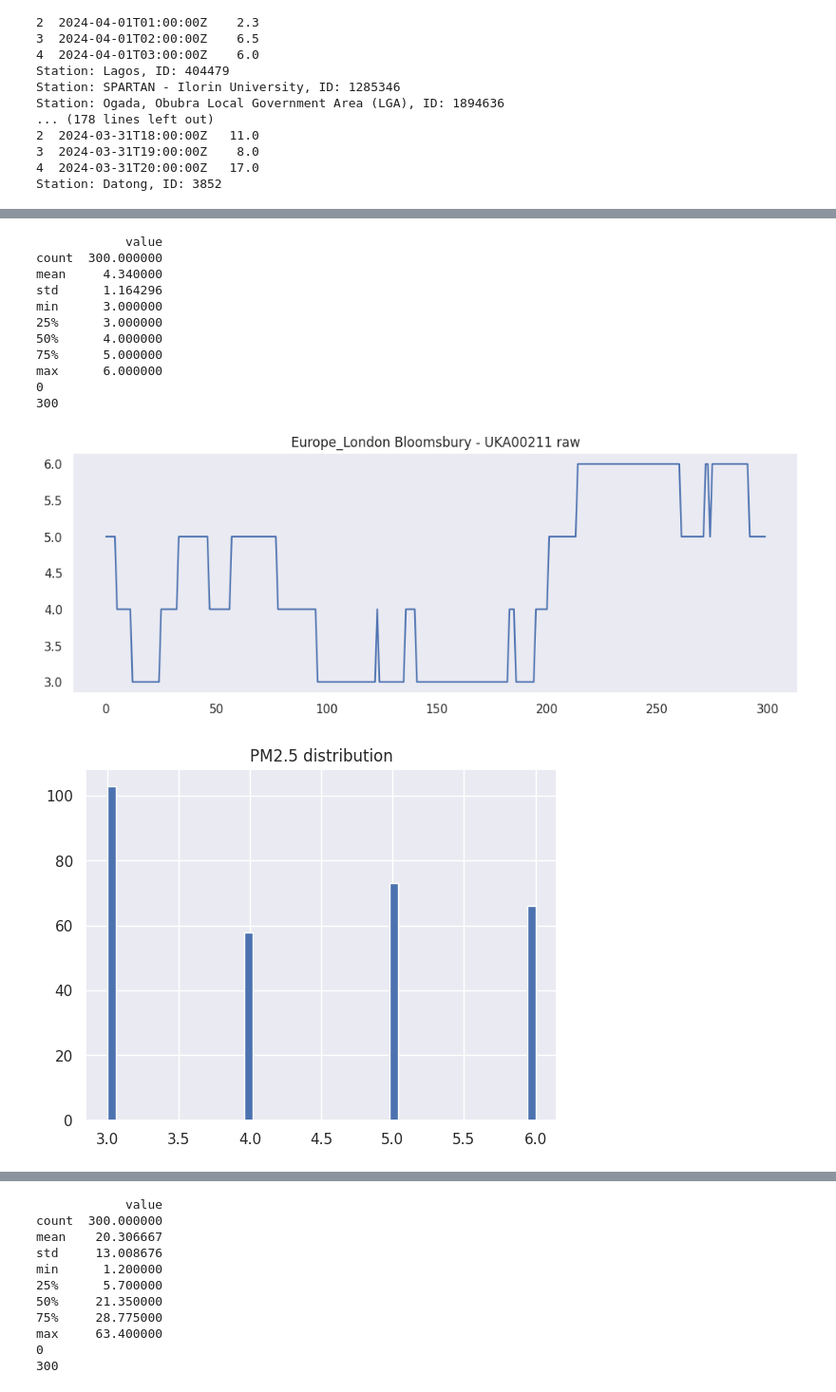
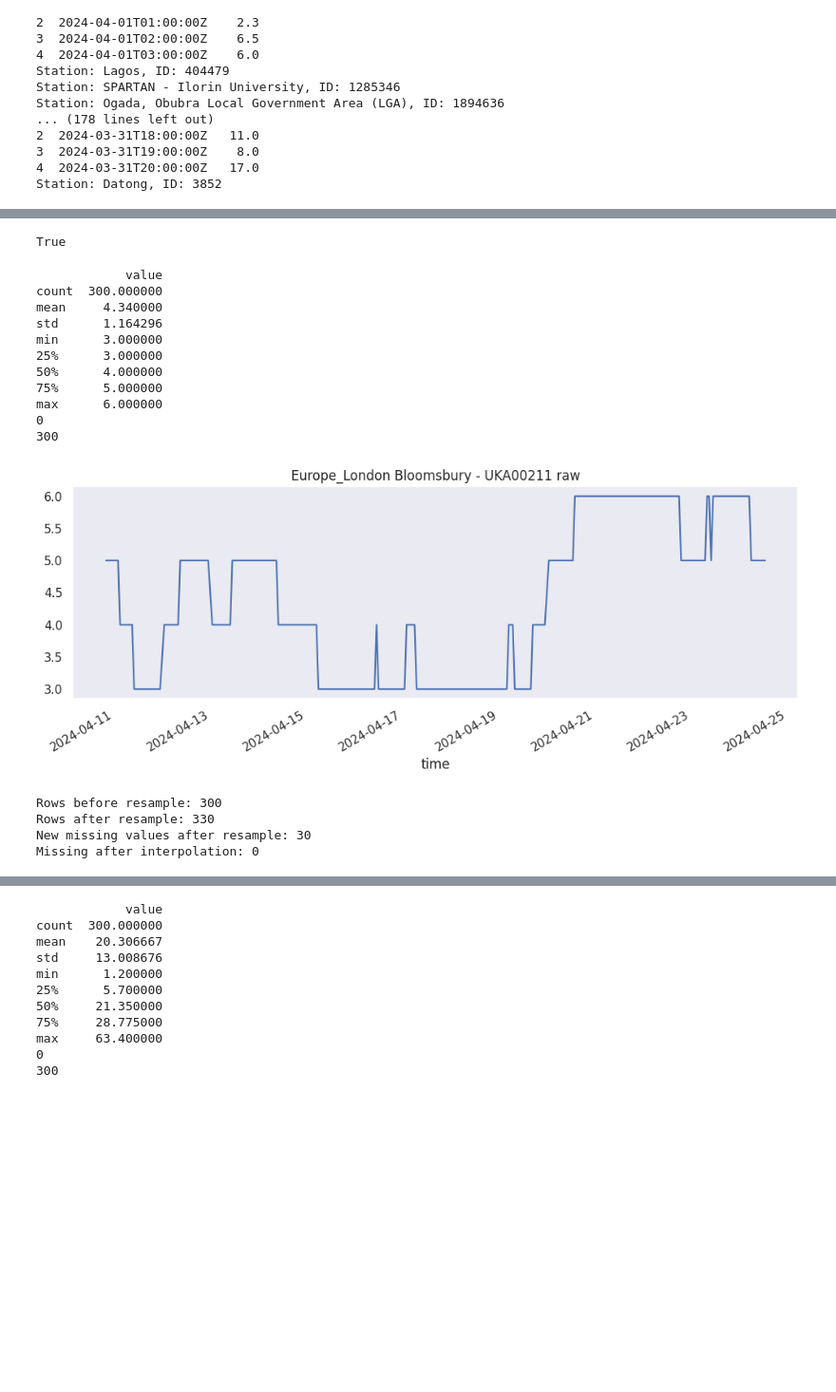
Before and after one commit to hsunh18/aq-ml-pipeline, a Jupyter notebook: aq_preprocessing_benchmark.ipynb, the cells around one changed output, grey strips where cells are left out. Shown at 95% size. Cells and saved outputs as stored; diff of their text form; code cells hidden in the pictures; blank space fills up the shorter version.

```diff
--- a/aq_preprocessing_benchmark.ipynb
+++ b/aq_preprocessing_benchmark.ipynb
@@ -848,35 +797,51 @@ East_Asia_臺北市 - 萬華
 East_Asia_臺東縣 - 臺東
 East_Asia_南投縣 - 竹山
 East_Asia_屏東縣 - 屏東
+# %%
+# restore the original benchmark label after the regional station queries.
+if "Europe_London Bloomsbury - UKA00211" not in city_dfs and "Europe_Camden - Bloomsbury" in city_dfs:
+    city_dfs["Europe_London Bloomsbury - UKA00211"] = city_dfs["Europe_Camden - Bloomsbury"].copy()
+    print("Europe_London Bloomsbury - UKA00211" in city_dfs)
+# %% [output]
+True
 # %%
 # manual cleaning
 key = "Europe_London Bloomsbury - UKA00211"
 df = city_dfs[key].copy()
 df["time"] = pd.to_datetime(df["time"], utc=True)
-df.sort_values("time").set_index("time")
-
+df = df.sort_values("time").set_index("time")
 print(df.describe())
-print(df['value'].isnull().sum())
+print(df["value"].isnull().sum())
 print(len(df))
-
 df["value"].plot(figsize=(12,4), title=f"{key} raw")
 plt.show()
+df_resampled = df.resample("1h").mean()
+print(f"Rows before resample: {len(df)}")
+print(f"Rows after resample: {len(df_resampled)}")
+print(f"New missing values after resample: {df_resampled['value'].isnull().sum()}")
 
-# distribution
-df["value"].hist(bins=50)
-plt.title("PM2.5 distribution")
-plt.show()
+df_resampled["value"] = df_resampled["value"].interpolate(
+    method="time",
+    limit=3,
+    limit_direction="forward"
+)
+print(f"Missing after interpolation: {df_resampled['value'].isnull().sum()}")
+manual_cleaned = {} #save it into a dict
+manual_cleaned["Europe_London Bloomsbury - UKA00211"] = df_resampled
 # %% [output]
             value
 count  300.000000
 mean     4.340000
 std      1.164296
 min      3.000000
 25%      3.000000
 50%      4.000000
 75%      5.000000
 max      6.000000
 0
 300
-[figure, old version]
+[figure, new version]
-[figure, removed]
+Rows before resample: 300
+Rows after resample: 330
+New missing values after resample: 30
+Missing after interpolation: 0
```
Also changed, not shown: parts of 46 cells of this notebook.
